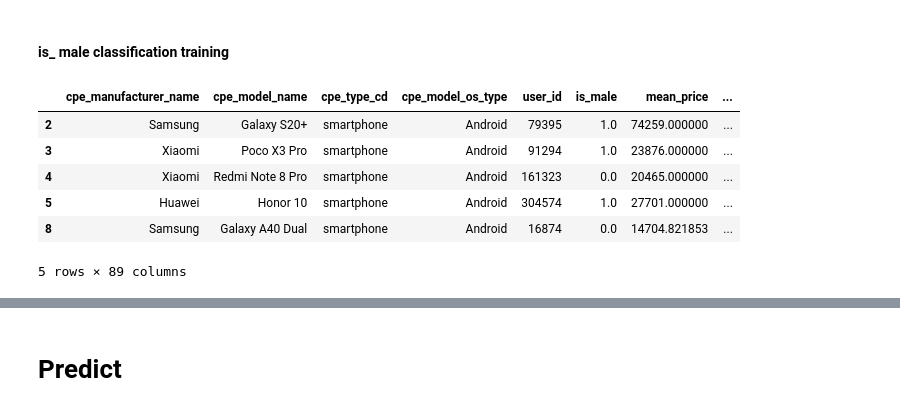
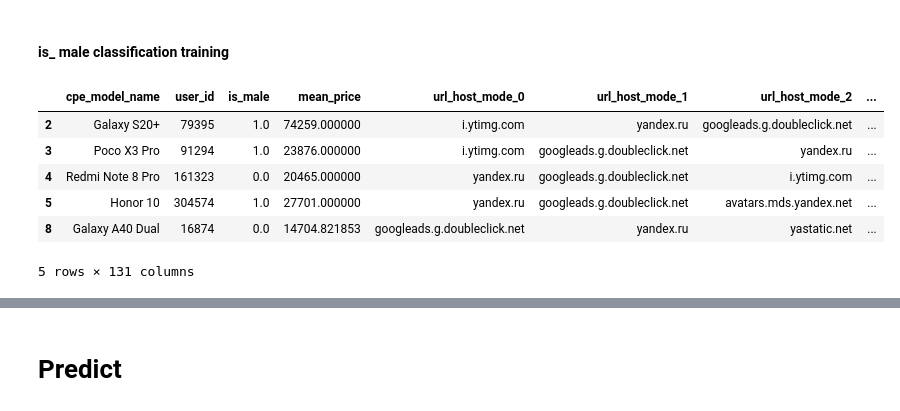
Before and after one commit to shockless/mts-ml-cup, a Jupyter notebook: sandbox/catboost_baseline.ipynb, the cells around one changed output, grey strips where cells are left out. Drawn from its saved outputs; the diff is of its cells as text; code cells hidden in the pictures.

```diff
--- a/sandbox/catboost_baseline.ipynb
+++ b/sandbox/catboost_baseline.ipynb
@@ -729,13 +807,14 @@ from sklearn.model_selection import train_test_split
 
 from catboost_modules.metrics import GENDER_METRIC
 # %%
-df_is_male = userfe.df[userfe.df["is_male"].notna()].drop(columns=["age"])
+is_male_kicked = ["cpe_manufacturer_name", "cpe_type_cd", "cpe_model_os_type", "nunique_date", "actions_number", "request_sum", "url_host_mode_4", "url_host_ratio_1", "url_host_ratio_2", "url_host_ratio_3", "url_host_ratio_4"]
+df_is_male = userfe.df[userfe.df["is_male"].notna()].drop(columns=["age"] + is_male_kicked)
 df_is_male.head()
 # %% [output]
-|  | cpe_manufacturer_name | cpe_model_name | cpe_type_cd | cpe_model_os_type | user_id | is_male | mean_price | ... |
-| 2 | Samsung | Galaxy S20+ | smartphone | Android | 79395 | 1.0 | 74259.000000 | ... |
-| 3 | Xiaomi | Poco X3 Pro | smartphone | Android | 91294 | 1.0 | 23876.000000 | ... |
-| 4 | Xiaomi | Redmi Note 8 Pro | smartphone | Android | 161323 | 0.0 | 20465.000000 | ... |
-| 5 | Huawei | Honor 10 | smartphone | Android | 304574 | 1.0 | 27701.000000 | ... |
-| 8 | Samsung | Galaxy A40 Dual | smartphone | Android | 16874 | 0.0 | 14704.821853 | ... |
+|  | cpe_model_name | user_id | is_male | mean_price | url_host_mode_0 | url_host_mode_1 | url_host_mode_2 | ... |
+| 2 | Galaxy S20+ | 79395 | 1.0 | 74259.000000 | i.ytimg.com | yandex.ru | googleads.g.doubleclick.net | ... |
+| 3 | Poco X3 Pro | 91294 | 1.0 | 23876.000000 | i.ytimg.com | googleads.g.doubleclick.net | yandex.ru | ... |
+| 4 | Redmi Note 8 Pro | 161323 | 0.0 | 20465.000000 | yandex.ru | googleads.g.doubleclick.net | i.ytimg.com | ... |
+| 5 | Honor 10 | 304574 | 1.0 | 27701.000000 | yandex.ru | googleads.g.doubleclick.net | avatars.mds.yandex.net | ... |
+| 8 | Galaxy A40 Dual | 16874 | 0.0 | 14704.821853 | googleads.g.doubleclick.net | yandex.ru | yastatic.net | ... |
-5 rows × 89 columns
+5 rows × 131 columns
```
Also changed, not shown: parts of 58 cells of this notebook, 4 other files.
